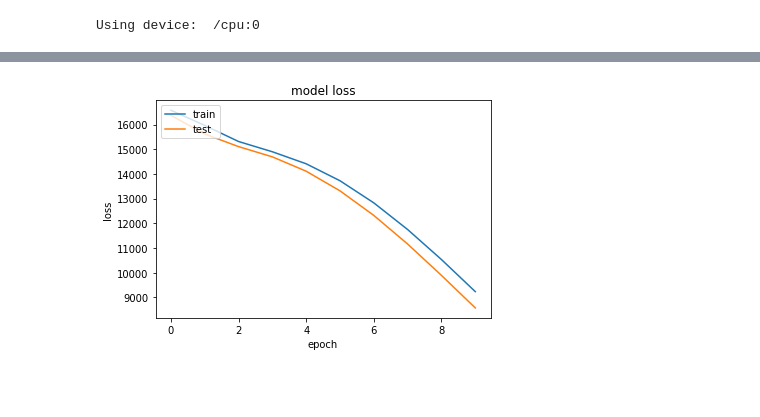
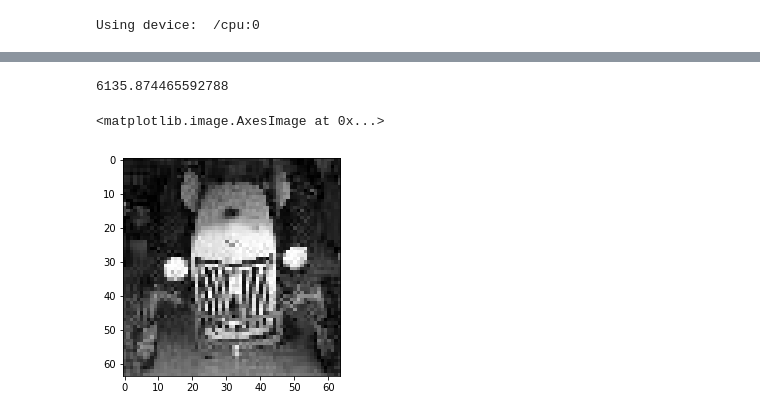
Before and after one commit to kkhosla96/cs231n-project, a Jupyter notebook: project.ipynb, the cells around one changed output, grey strips where cells are left out. Drawn from its saved outputs; the diff is of its cells as text; code cells hidden in the pictures; blank space fills up the shorter version.

```diff
--- a/project.ipynb
+++ b/project.ipynb
@@ -124,7 +124,7 @@ Y_train = []
 for x in data_train:
     gray = YCCtoGray(x)
     X_train.append(gray)
-    Y_train.append(x)
+    Y_train.append(x[:, :, 1:])
 X_train = np.stack(X_train)
 Y_train = np.stack(Y_train)
 
@@ -133,7 +133,7 @@ Y_val = []
 for x in data_val:
     gray = YCCtoGray(x)
     X_val.append(gray)
-    Y_val.append(x)
+    Y_val.append(x[:, :, 1:])
 X_val = np.stack(X_val)
 Y_val = np.stack(Y_val)
 
@@ -143,7 +143,7 @@ Y_test = []
 for x in data_test:
     gray = YCCtoGray(x)
     X_test.append(gray)
-    Y_test.append(x)
+    Y_test.append(x[:, :, 1:])
 X_test = np.stack(X_test)
 Y_test = np.stack(Y_test)
 # %%
@@ -253,14 +253,17 @@ inter4Up = tf.keras.layers.UpSampling2D(size=inter4_scale)(inter4.output)
 hyper = tf.keras.layers.Concatenate(axis=-1)([inter1Up, inter2Up, inter3Up, inter4Up])
 # print(hyper)
 
-first_conv = tf.keras.layers.Conv2D(128, (3, 3), activation="relu", padding="same")(hyper)
-second_conv = tf.keras.layers.Conv2D(64, (3, 3), activation="relu", padding="same")(first_conv)
-out = tf.keras.layers.Conv2D(3, (3, 3), padding="same")(second_conv)
+hyper = tf.keras.layers.Conv2D(128, (3, 3), activation="relu", padding="same")(hyper)
+hyper = tf.keras.layers.BatchNormalization()(hyper)
+hyper = tf.keras.layers.Conv2D(64, (3, 3), activation="relu", padding="same")(hyper)
+hyper = tf.keras.layers.BatchNormalization()(hyper)
+out = tf.keras.layers.Conv2D(2, (3, 3), padding="same")(hyper)
 
 my_model = tf.keras.models.Model(inputs=model.input, outputs=out)
+my_model.summary()
 
 my_model.compile(loss=my_loss_function, optimizer='adam')
-my_model.fit(X_train, Y_train,
+history = my_model.fit(X_train, Y_train,
             batch_size=64,
             epochs=1)
 # %% [output]
@@ -300,11 +288,18 @@ ValueError: Floating point image RGB values must be in the 0..1 range.
-# %%
-# summarize history for loss
-plt.plot(history.history['loss'])
-plt.plot(history.history['val_loss'])
-plt.title('model loss')
-plt.ylabel('loss')
-plt.xlabel('epoch')
-plt.legend(['train', 'test'], loc='upper left')
-plt.show()
-# %% [output]
-[figure, removed]
+# %%
+example_index = 0
+single_example = np.expand_dims(X_train[example_index], axis=0)
+predict = my_model.predict(single_example)
+predict = np.reshape(predict, (64, 64, 2))
+print(np.sum((Y_train[example_index] - predict)**2))
+# note that predict and Y_train are both (64, 64, 2) since
+# we are only predicting the Cr and Cb components
+# to visualize our prediction, have to append in front
+# of them the Y channel, X_train[example_index][:, :, 0]
+# %% [output]
+6135.874465592788
+# %%
+gray = X_train[example_index][:, :, 0]
+imshow(gray, cmap='gray')
+# %% [output]
+<matplotlib.image.AxesImage at 0x...>
+[figure, added]
```
Also changed, not shown: parts of 6 cells of this notebook, 1 other file.
